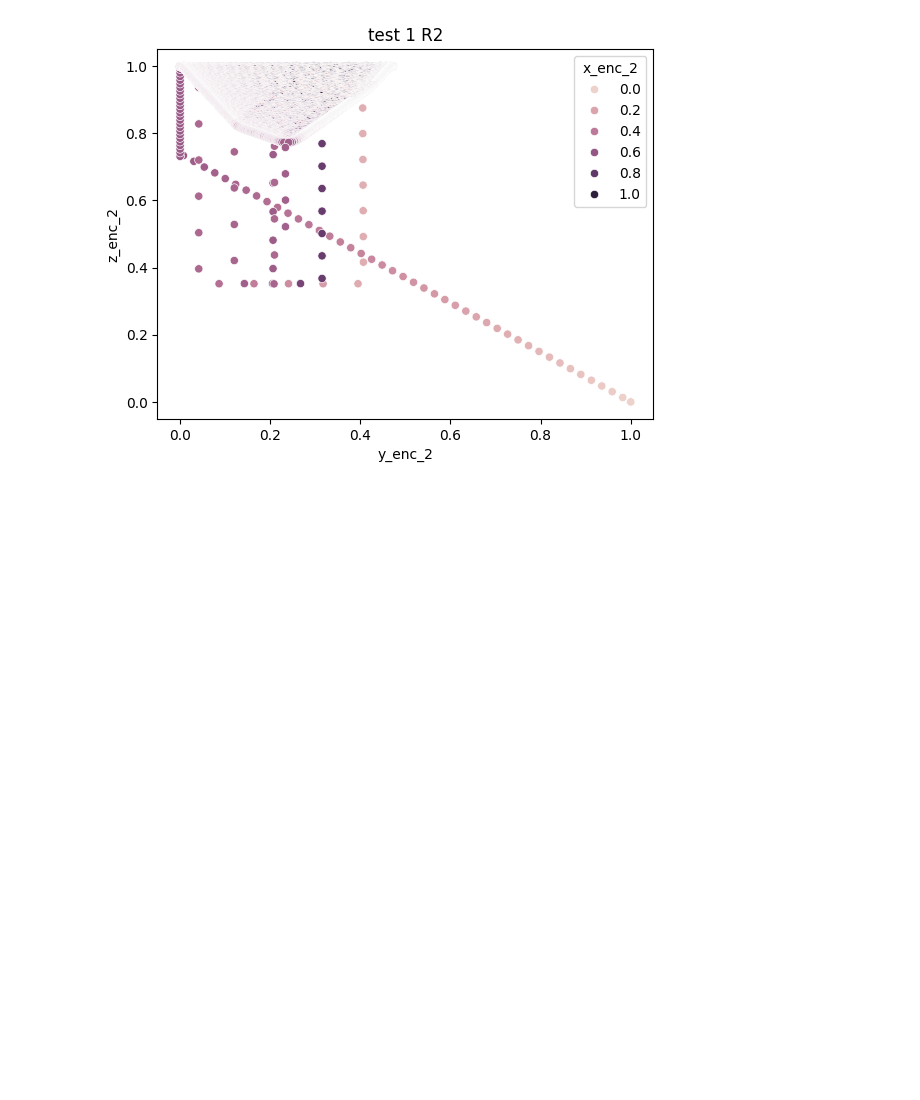
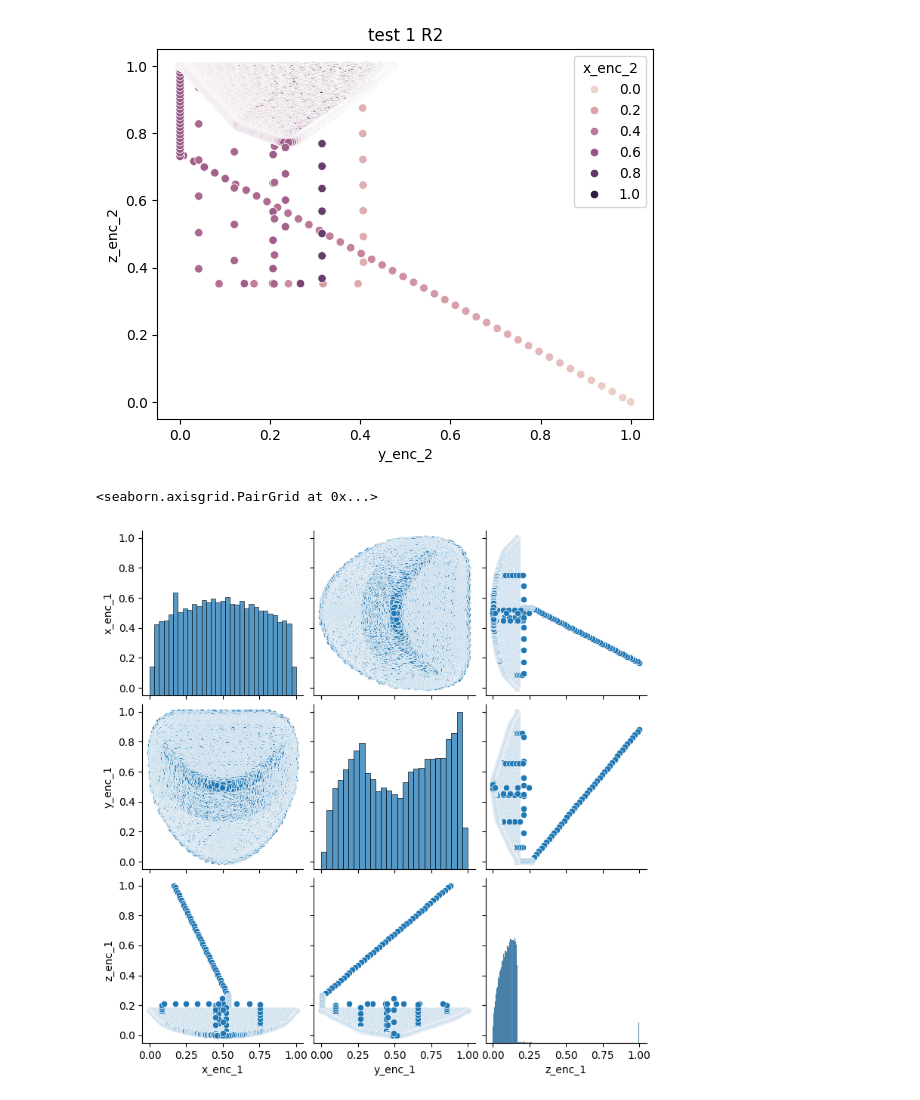
Before and after one commit to vputnam/machine_learning_soln, a Jupyter notebook: Jupyter/DataProcessing.ipynb, the cells around one changed output. Saved outputs shown, nothing was run; the diff lists cells and outputs as text; code cells hidden in the pictures; blank space fills up the shorter version.

Commit message:
add pca scatter plots

```diff
--- a/Jupyter/DataProcessing.ipynb
+++ b/Jupyter/DataProcessing.ipynb
@@ -147,3 +147,8 @@ sns.scatterplot(data=test1Normal, x="y_enc_2", y="z_enc_2", hue="x_enc_2").set(t
 # %% [output]
 [Text(0.5, 1.0, 'test 1 R2')]
 [figure]
+# %%
+sns.pairplot(test1Normal[['x_enc_1', 'y_enc_1', 'z_enc_1']])
+# %% [output]
+<seaborn.axisgrid.PairGrid at 0x...>
+[figure, added]
```
Also changed, not shown: parts of 1 cell of this notebook, 1 other file.
